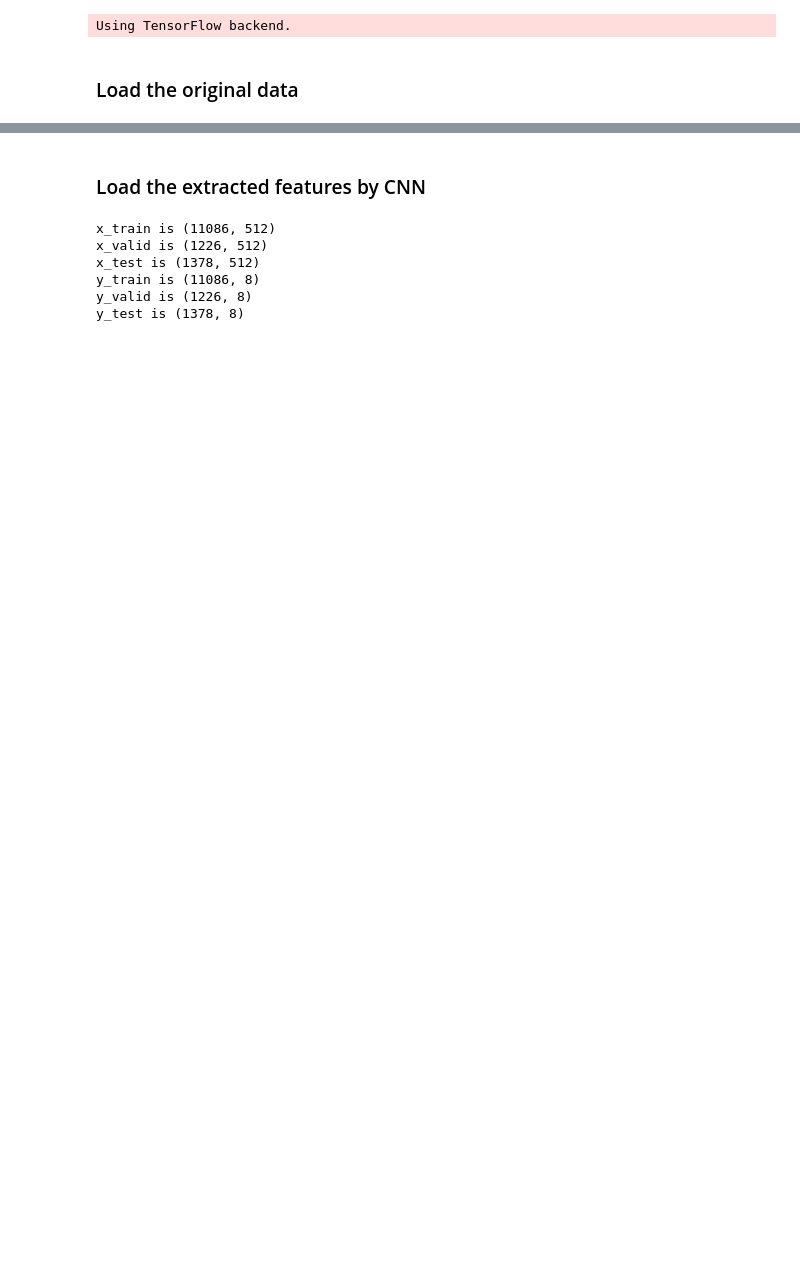
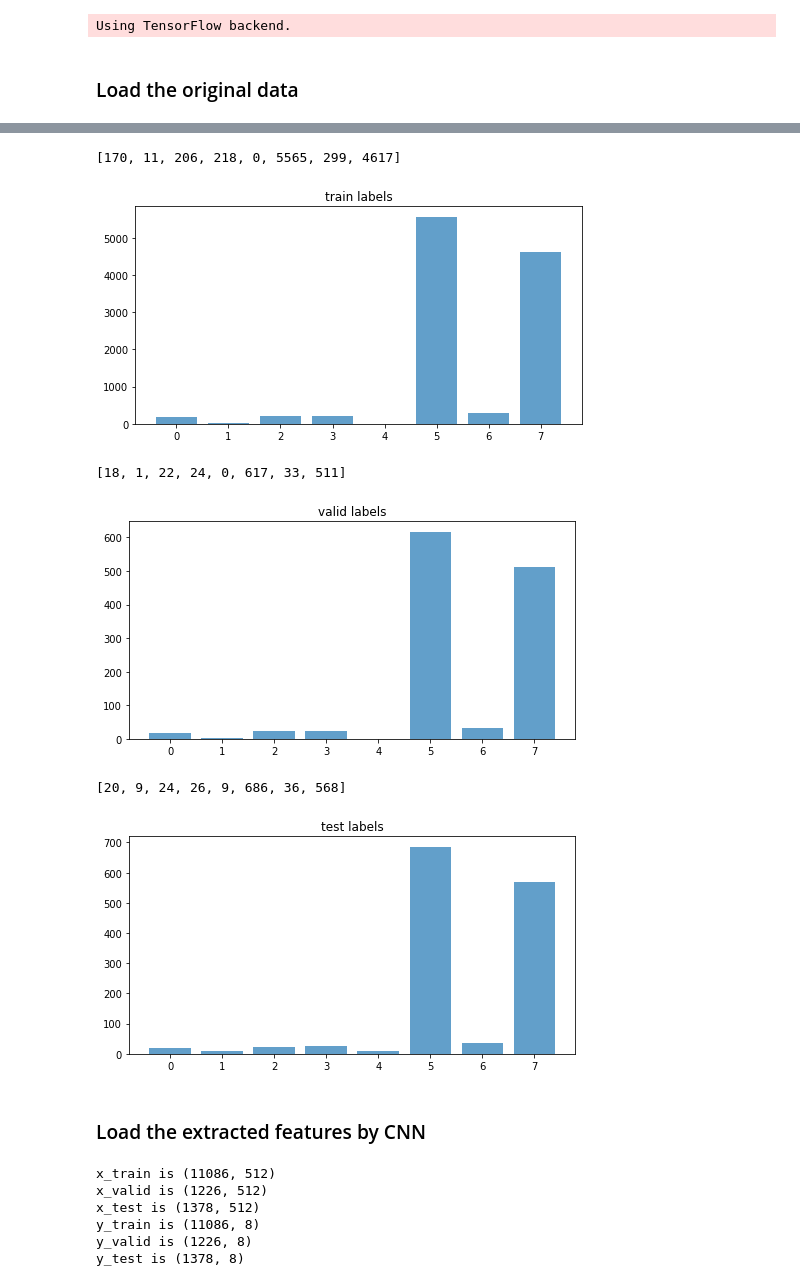
Before and after one commit to UCI-NetSys-3601-17B/emotion, a Jupyter notebook: emotion.ipynb, the cells around one changed output, grey strips where cells are left out. Saved outputs shown, nothing was run; the diff lists cells and outputs as text; code cells hidden in the pictures; blank space fills up the shorter version.

```diff
--- a/emotion.ipynb
+++ b/emotion.ipynb
@@ -39,3 +39,24 @@ dict_keys(['surprise', 'sadness', 'contempt', 'fear', 'anger', 'neutral', 'disgu
+# %%
+def count_nums(labels, types):
+    count = [0, 0, 0, 0, 0, 0, 0, 0]
+    for label in labels:
+        count[label] += 1
+    print(count)
+    plt.figure(figsize=(8,4))
+    plt.bar(range(len(count)), count, alpha=0.7)
+    plt.title(types + " labels")
+    plt.show()
+
+count_nums(train_labels, "train")
+count_nums(valid_labels, "valid")
+count_nums(test_labels, "test")
+# %% [output]
+[170, 11, 206, 218, 0, 5565, 299, 4617]
+[figure, added]
+[18, 1, 22, 24, 0, 617, 33, 511]
+[figure, added]
+[20, 9, 24, 26, 9, 686, 36, 568]
+[figure, added]
 # %% [markdown]
 ### Load the extracted features by CNN
 # %%
```
Also changed, not shown: parts of 5 cells of this notebook.
